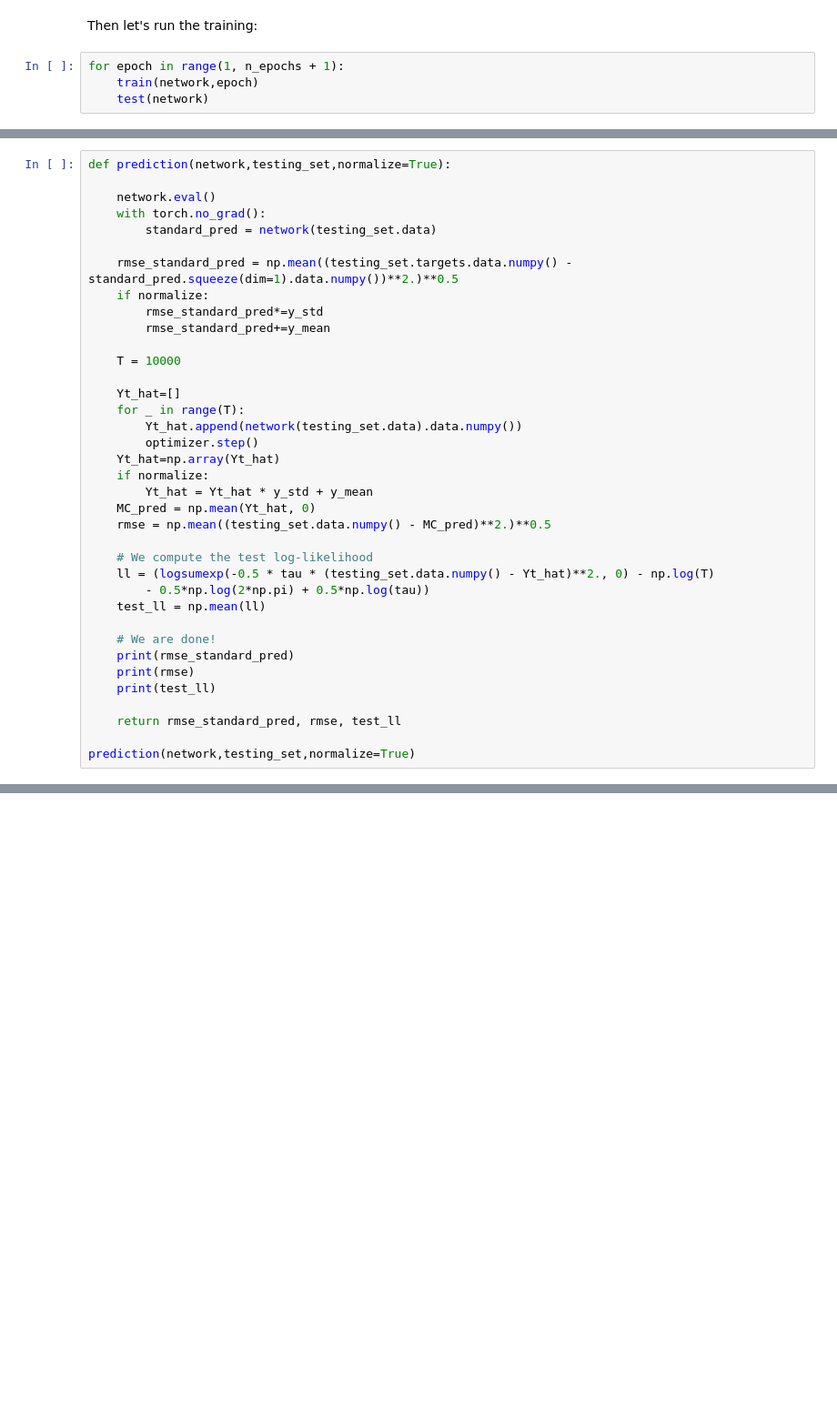
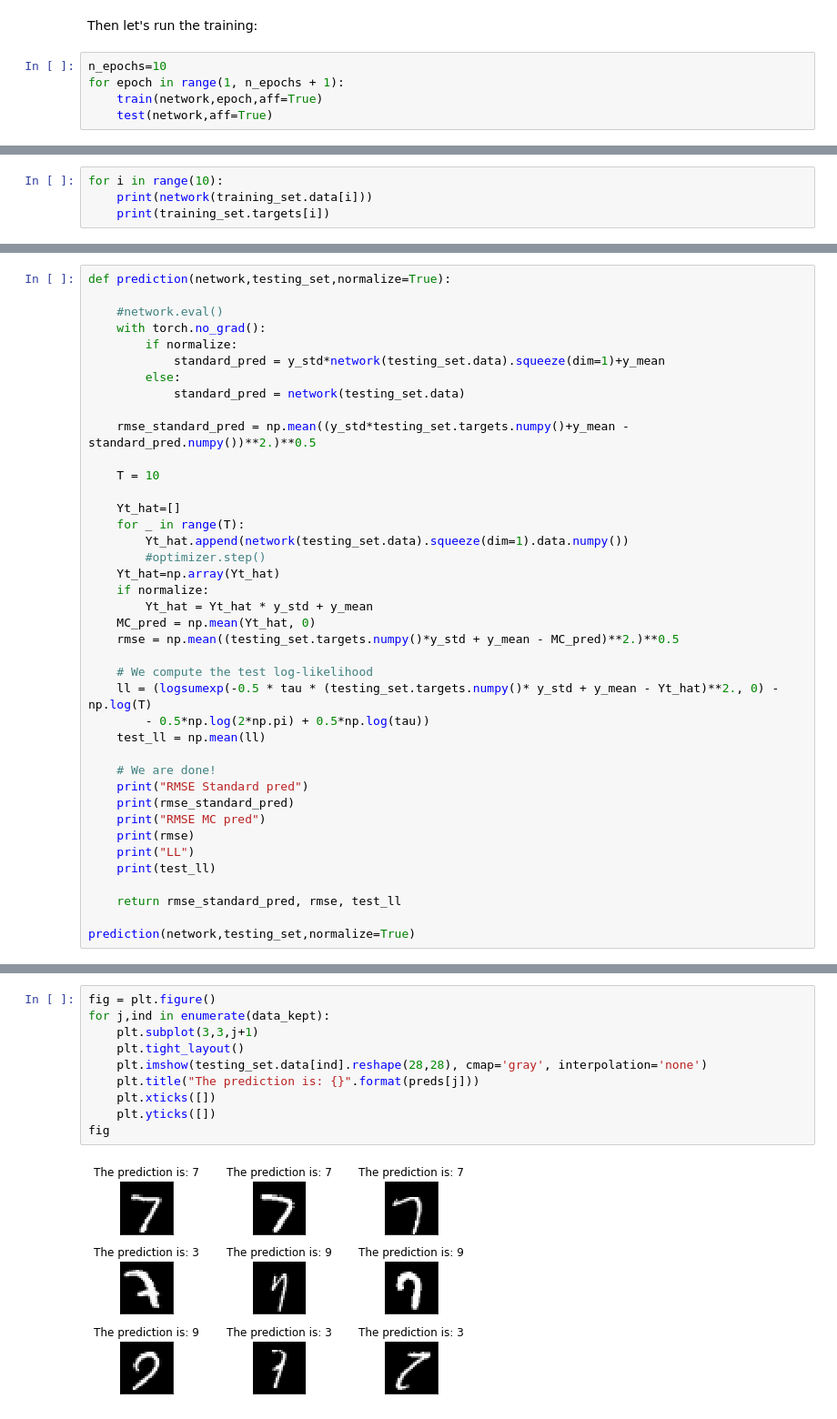
Before and after one commit to MathieuRita/MVA_BML_DropoutUncertainty, a Jupyter notebook: Experiments.ipynb, the cells around one changed output, grey strips where cells are left out. Shown at 91% size. Cells and saved outputs as stored; diff of their text form; blank space fills up the shorter version.

```diff
--- a/Experiments.ipynb
+++ b/Experiments.ipynb
@@ -188,6 +206,7 @@ def test(network,aff=False):
 # %% [markdown]
 Then let's run the training:
 # %%
+n_epochs=10
 for epoch in range(1, n_epochs + 1):
-    train(network,epoch)
-    test(network)
+    train(network,epoch,aff=True)
+    test(network,aff=True)
@@ -193,0 +231,4 @@ for epoch in range(1, n_epochs + 1):
+# %%
+for i in range(10):
+    print(network(training_set.data[i]))
+    print(training_set.targets[i])
@@ -196,35 +258,38 @@ for epoch in range(1, n_epochs + 1):
 # %%
 def prediction(network,testing_set,normalize=True):
 
-    network.eval()
+    #network.eval()
     with torch.no_grad():
-        standard_pred = network(testing_set.data)
+        if normalize:
+            standard_pred = y_std*network(testing_set.data).squeeze(dim=1)+y_mean
+        else:
+            standard_pred = network(testing_set.data)
 
-    rmse_standard_pred = np.mean((testing_set.targets.data.numpy() - standard_pred.squeeze(dim=1).data.numpy())**2.)**0.5
-    if normalize:
-        rmse_standard_pred*=y_std
-        rmse_standard_pred+=y_mean
+    rmse_standard_pred = np.mean((y_std*testing_set.targets.numpy()+y_mean - standard_pred.numpy())**2.)**0.5
 
-    T = 10000
+    T = 10
 
     Yt_hat=[]
     for _ in range(T):
-        Yt_hat.append(network(testing_set.data).data.numpy())
-        optimizer.step()
+        Yt_hat.append(network(testing_set.data).squeeze(dim=1).data.numpy())
+        #optimizer.step()
     Yt_hat=np.array(Yt_hat)
     if normalize:
         Yt_hat = Yt_hat * y_std + y_mean
     MC_pred = np.mean(Yt_hat, 0)
-    rmse = np.mean((testing_set.data.numpy() - MC_pred)**2.)**0.5
+    rmse = np.mean((testing_set.targets.numpy()*y_std + y_mean - MC_pred)**2.)**0.5
 
     # We compute the test log-likelihood
-    ll = (logsumexp(-0.5 * tau * (testing_set.data.numpy() - Yt_hat)**2., 0) - np.log(T)
+    ll = (logsumexp(-0.5 * tau * (testing_set.targets.numpy()* y_std + y_mean - Yt_hat)**2., 0) - np.log(T)
         - 0.5*np.log(2*np.pi) + 0.5*np.log(tau))
     test_ll = np.mean(ll)
 
     # We are done!
+    print("RMSE Standard pred")
     print(rmse_standard_pred)
+    print("RMSE MC pred")
     print(rmse)
+    print("LL")
     print(test_ll)
 
     return rmse_standard_pred, rmse, test_ll
@@ -319,0 +526,12 @@ Training
+# %%
+fig = plt.figure()
+for j,ind in enumerate(data_kept):
+    plt.subplot(3,3,j+1)
+    plt.tight_layout()
+    plt.imshow(testing_set.data[ind].reshape(28,28), cmap='gray', interpolation='none')
+    plt.title("The prediction is: {}".format(preds[j]))
+    plt.xticks([])
+    plt.yticks([])
+fig
+# %% [output]
+[figure, added]
```
Also changed, not shown: parts of 37 cells of this notebook, 6 other files.
